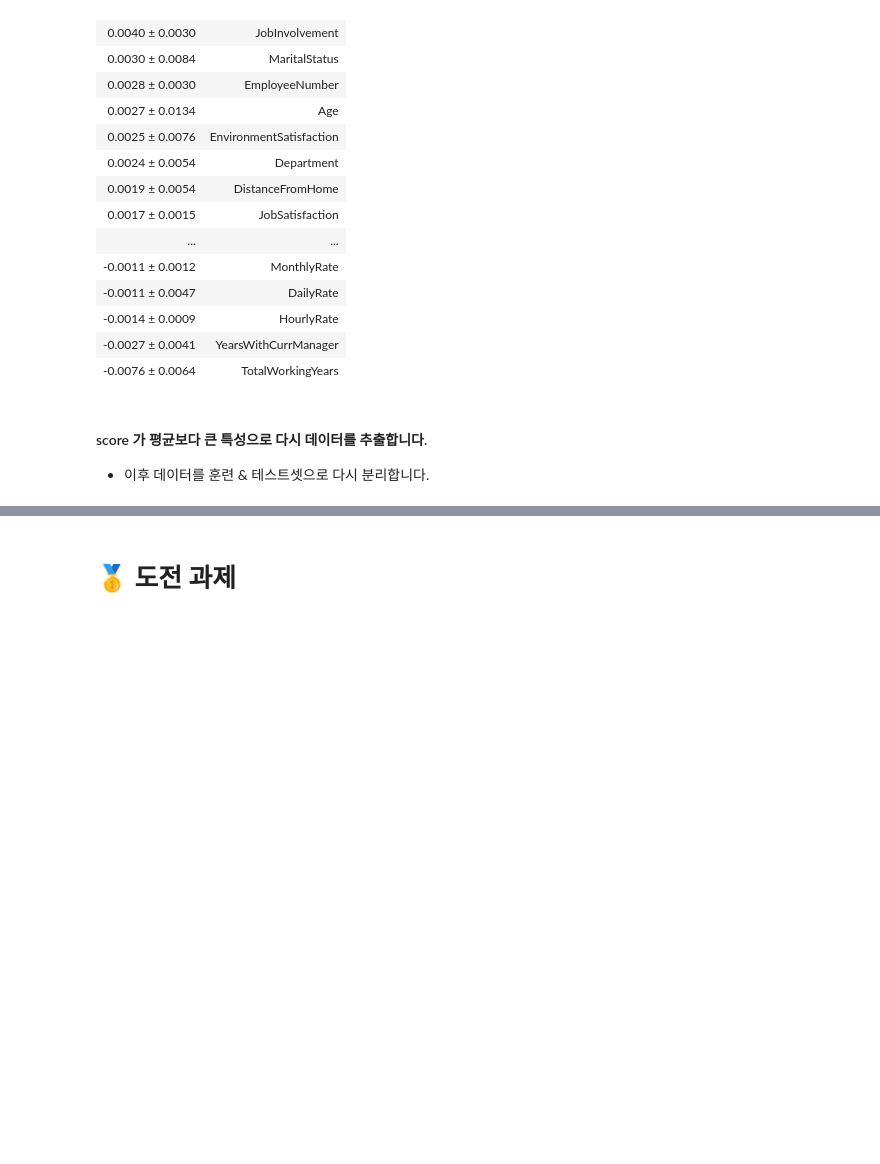
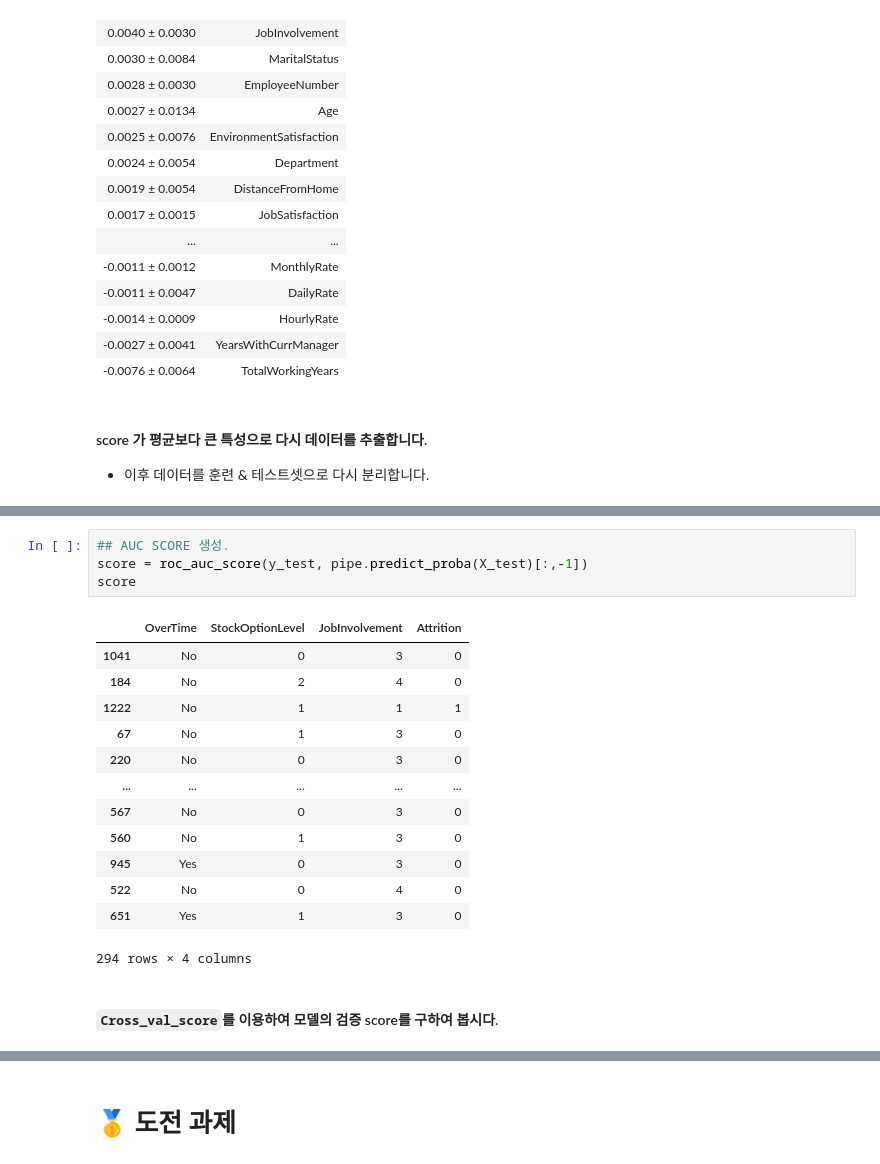
Before and after one commit to 00150/Practice-anything...., a Jupyter notebook: 182_1_확장_연습_.ipynb, the cells around one changed output, grey strips where cells are left out. Saved outputs shown, nothing was run; the diff lists cells and outputs as text; blank space fills up the shorter version.

```diff
--- a/182_1_확장_연습_.ipynb
+++ b/182_1_확장_연습_.ipynb
@@ -485,0 +561,20 @@ eli5.show_weights(
+# %%
+## AUC SCORE 생성.
+score = roc_auc_score(y_test, pipe.predict_proba(X_test)[:,-1])
+score
+# %% [output]
+|  | OverTime | StockOptionLevel | JobInvolvement | Attrition |
+| 1041 | No | 0 | 3 | 0 |
+| 184 | No | 2 | 4 | 0 |
+| 1222 | No | 1 | 1 | 1 |
+| 67 | No | 1 | 3 | 0 |
+| 220 | No | 0 | 3 | 0 |
+| ... | ... | ... | ... | ... |
+| 567 | No | 0 | 3 | 0 |
+| 560 | No | 1 | 3 | 0 |
+| 945 | Yes | 0 | 3 | 0 |
+| 522 | No | 0 | 4 | 0 |
+| 651 | Yes | 1 | 3 | 0 |
+294 rows × 4 columns
+# %% [markdown]
+#### `Cross_val_score`를 이용하여  모델의 검증 score를 구하여 봅시다.
```
Also changed, not shown: parts of 4 cells of this notebook.
